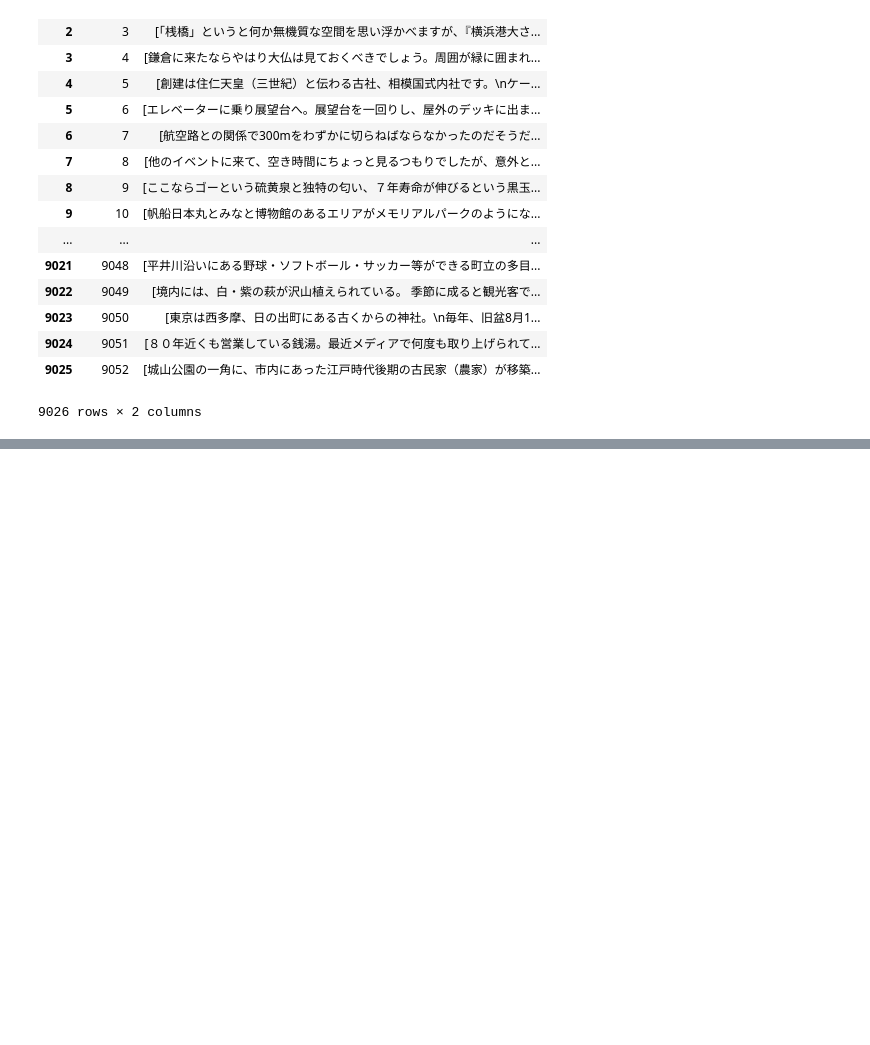
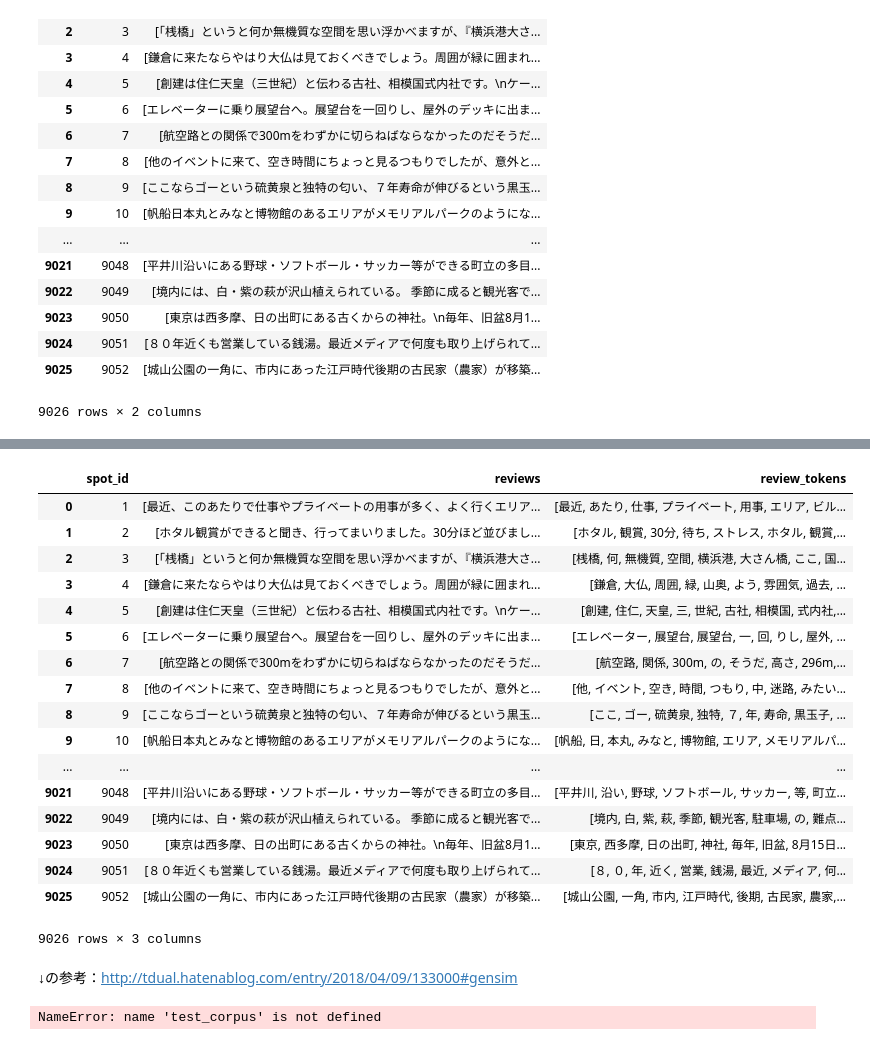
Before and after one commit to xim0608/graduation_research, a Jupyter notebook: notebooks/crawl_result_analysis.ipynb, the cells around one changed output, grey strips where cells are left out. Drawn from its saved outputs; the diff is of its cells as text; code cells hidden in the pictures; blank space fills up the shorter version.

```diff
--- a/notebooks/crawl_result_analysis.ipynb
+++ b/notebooks/crawl_result_analysis.ipynb
@@ -110,0 +229,23 @@ df
+# %%
+df
+# %% [output]
+|  | spot_id | reviews | review_tokens |
+| 0 | 1 | [最近、このあたりで仕事やプライベートの用事が多く、よく行くエリア... | [最近, あたり, 仕事, プライベート, 用事, エリア, ビル... |
+| 1 | 2 | [ホタル観賞ができると聞き、行ってまいりました。30分ほど並びまし... | [ホタル, 観賞, 30分, 待ち, ストレス, ホタル, 観賞,... |
+| 2 | 3 | [「桟橋」というと何か無機質な空間を思い浮かべますが、『横浜港大さ... | [桟橋, 何, 無機質, 空間, 横浜港, 大さん橋, ここ, 国... |
+| 3 | 4 | [鎌倉に来たならやはり大仏は見ておくべきでしょう。周囲が緑に囲まれ... | [鎌倉, 大仏, 周囲, 緑, 山奥, よう, 雰囲気, 過去, ... |
+| 4 | 5 | [創建は住仁天皇（三世紀）と伝わる古社、相模国式内社です。\nケー... | [創建, 住仁, 天皇, 三, 世紀, 古社, 相模国, 式内社,... |
+| 5 | 6 | [エレベーターに乗り展望台へ。展望台を一回りし、屋外のデッキに出ま... | [エレベーター, 展望台, 展望台, 一, 回, りし, 屋外, ... |
+| 6 | 7 | [航空路との関係で300mをわずかに切らねばならなかったのだそうだ... | [航空路, 関係, 300m, の, そうだ, 高さ, 296m,... |
+| 7 | 8 | [他のイベントに来て、空き時間にちょっと見るつもりでしたが、意外と... | [他, イベント, 空き, 時間, つもり, 中, 迷路, みたい... |
+| 8 | 9 | [ここならゴーという硫黄泉と独特の匂い、７年寿命が伸びるという黒玉... | [ここ, ゴー, 硫黄泉, 独特, ７, 年, 寿命, 黒玉子, ... |
+| 9 | 10 | [帆船日本丸とみなと博物館のあるエリアがメモリアルパークのようにな... | [帆船, 日, 本丸, みなと, 博物館, エリア, メモリアルパ... |
+| ... | ... | ... | ... |
+| 9021 | 9048 | [平井川沿いにある野球・ソフトボール・サッカー等ができる町立の多目... | [平井川, 沿い, 野球, ソフトボール, サッカー, 等, 町立... |
+| 9022 | 9049 | [境内には、白・紫の萩が沢山植えられている。 季節に成ると観光客で... | [境内, 白, 紫, 萩, 季節, 観光客, 駐車場, の, 難点... |
+| 9023 | 9050 | [東京は西多摩、日の出町にある古くからの神社。\n毎年、旧盆8月1... | [東京, 西多摩, 日の出町, 神社, 毎年, 旧盆, 8月15日... |
+| 9024 | 9051 | [８０年近くも営業している銭湯。最近メディアで何度も取り上げられて... | [８, ０, 年, 近く, 営業, 銭湯, 最近, メディア, 何... |
+| 9025 | 9052 | [城山公園の一角に、市内にあった江戸時代後期の古民家（農家）が移築... | [城山公園, 一角, 市内, 江戸時代, 後期, 古民家, 農家,... |
+9026 rows × 3 columns
+# %% [markdown]
+↓の参考：http://tdual.hatenablog.com/entry/2018/04/09/133000#gensim
@@ -110,0 +263,6 @@ df
+# %%
+corpus = [d.doc2bow(w) for w in docs]
+test_size = int(len(corpus) * 0.1)
+test_corpus
+# %% [output]
+NameError: name 'test_corpus' is not defined
```
Also changed, not shown: parts of 20 cells of this notebook, 2 other files.
